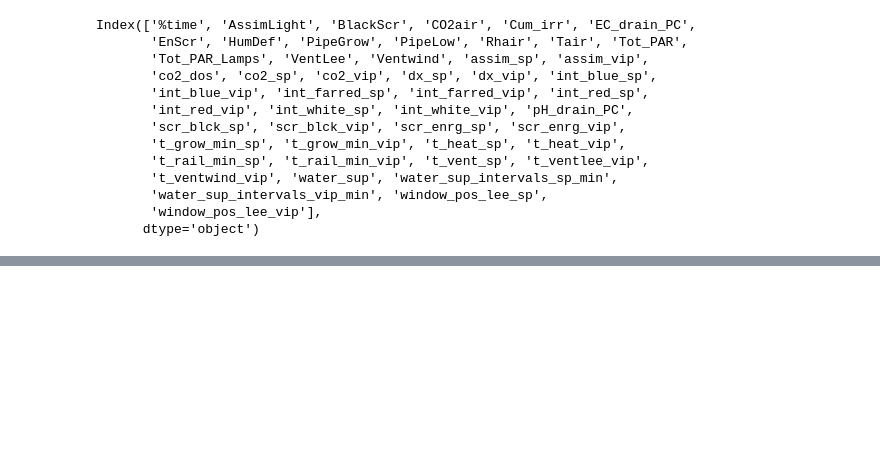
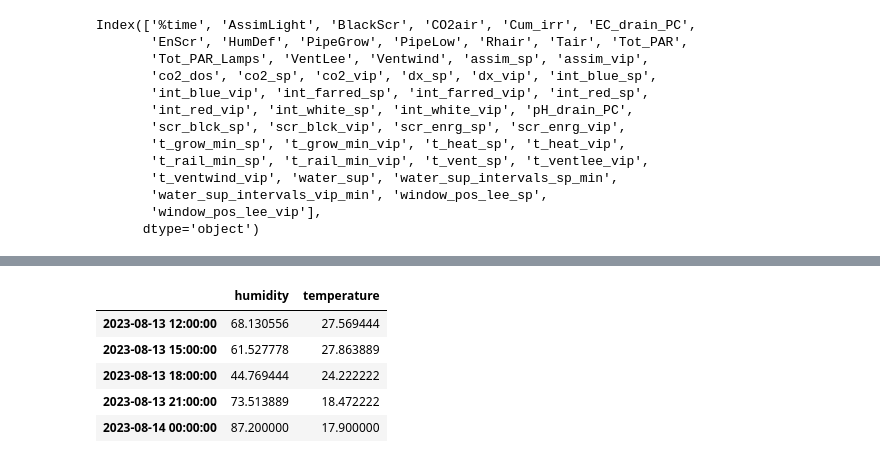
Before and after one commit to The-Green-Box-IoT-Project/GreenBox, a Jupyter notebook: Device Connector/sensors/data_analysis.ipynb, the cells around one changed output, grey strips where cells are left out. Saved outputs shown, nothing was run; the diff lists cells and outputs as text; code cells hidden in the pictures; blank space fills up the shorter version.

```diff
--- a/Device Connector/sensors/data_analysis.ipynb
+++ b/Device Connector/sensors/data_analysis.ipynb
@@ -39,0 +121,9 @@ hum = df.Rhair
+# %%
+df.tail()
+# %% [output]
+|  | humidity | temperature |
+| 2023-08-13 12:00:00 | 68.130556 | 27.569444 |
+| 2023-08-13 15:00:00 | 61.527778 | 27.863889 |
+| 2023-08-13 18:00:00 | 44.769444 | 24.222222 |
+| 2023-08-13 21:00:00 | 73.513889 | 18.472222 |
+| 2023-08-14 00:00:00 | 87.200000 | 17.900000 |
```
Also changed, not shown: parts of 17 cells of this notebook, 2 other files.
